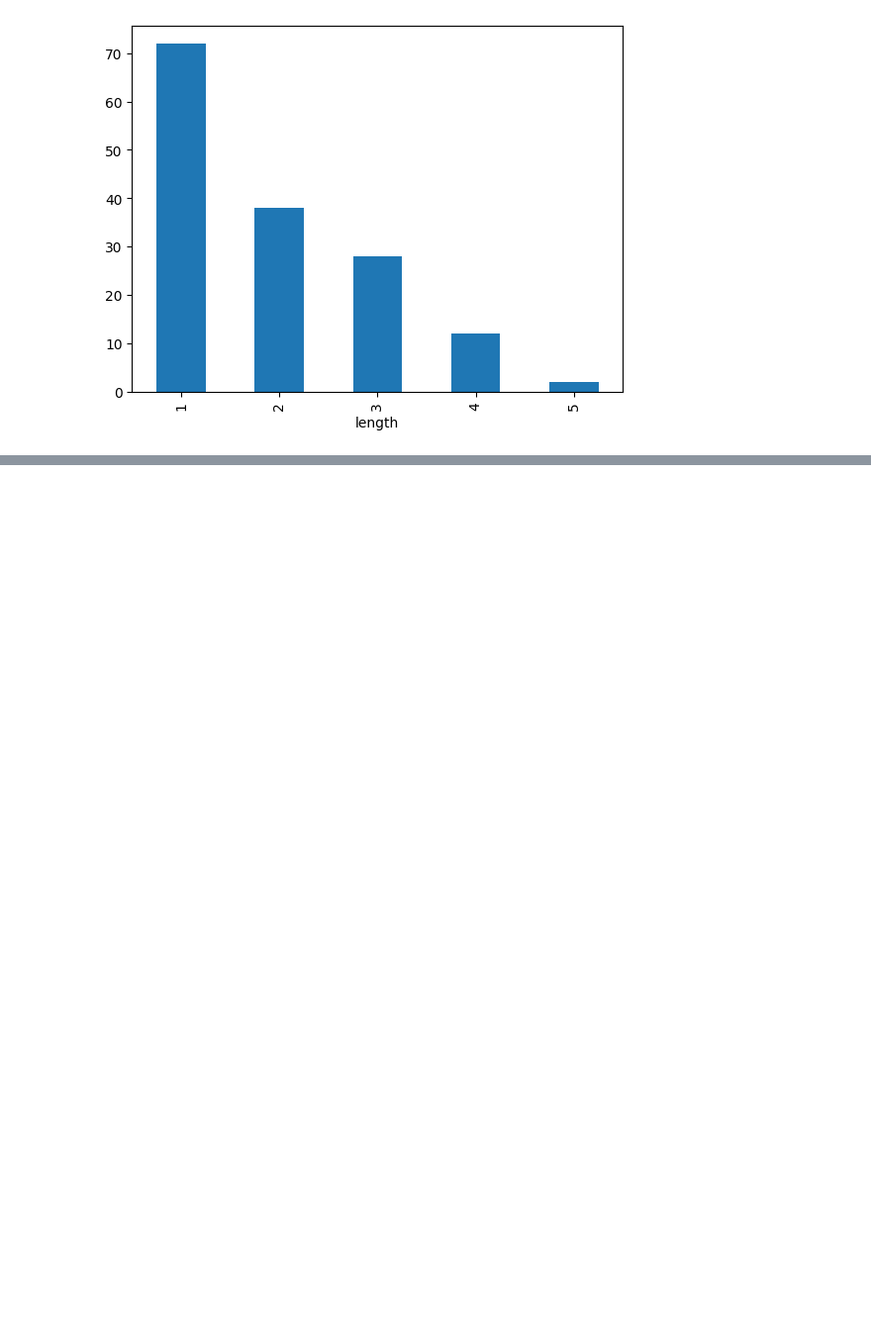
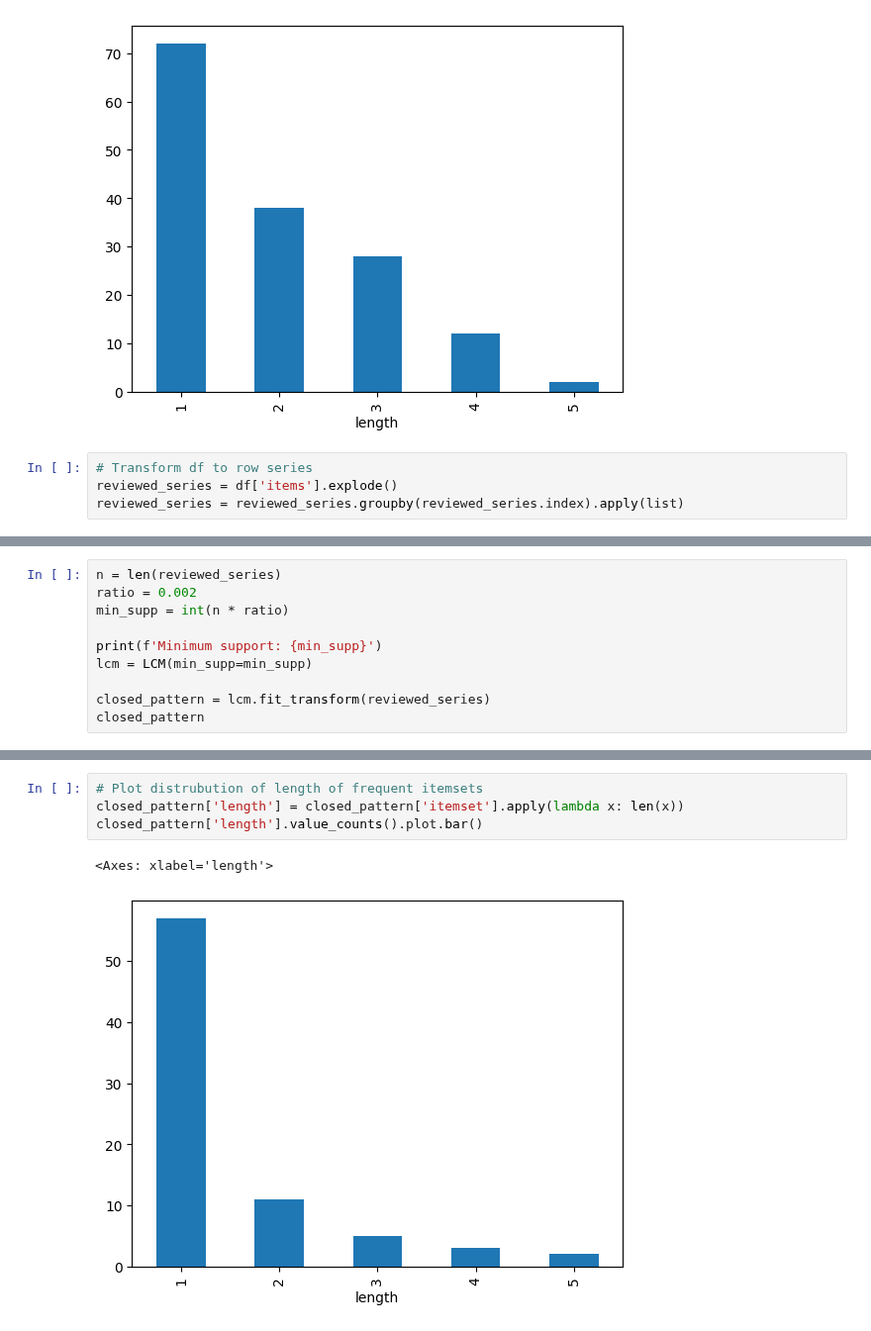
Before and after one commit to ElouanV/amazon_eda, a Jupyter notebook: notebooks/simple_pattern_mining.ipynb, the cells around one changed output, grey strips where cells are left out. Shown at 99% size. Drawn from its saved outputs; the diff is of its cells as text; blank space fills up the shorter version.

Commit message:
feat: add LCM, association rule to pattern_mining notebook

```diff
--- a/notebooks/simple_pattern_mining.ipynb
+++ b/notebooks/simple_pattern_mining.ipynb
@@ -110,3 +110,7 @@ frequent_itemsets['length'].value_counts().plot.bar()
 # %% [output]
 <Axes: xlabel='length'>
 [figure]
+# %%
+# Transform df to row series
+reviewed_series = df['items'].explode()
+reviewed_series = reviewed_series.groupby(reviewed_series.index).apply(list)
@@ -112,0 +119,10 @@ frequent_itemsets['length'].value_counts().plot.bar()
+# %%
+n = len(reviewed_series)
+ratio = 0.002
+min_supp = int(n * ratio)
+
+print(f'Minimum support: {min_supp}')
+lcm = LCM(min_supp=min_supp)
+
+closed_pattern = lcm.fit_transform(reviewed_series)
+closed_pattern
@@ -113,3 +144,10 @@ frequent_itemsets['length'].value_counts().plot.bar()
+# %%
+# Plot distrubution of length of frequent itemsets
+closed_pattern['length'] = closed_pattern['itemset'].apply(lambda x: len(x))
+closed_pattern['length'].value_counts().plot.bar()
+# %% [output]
+<Axes: xlabel='length'>
+[figure, added]
 # %%
 
 from pattern_mining import create_and_fit_lcm
```
Also changed, not shown: parts of 9 cells of this notebook.
